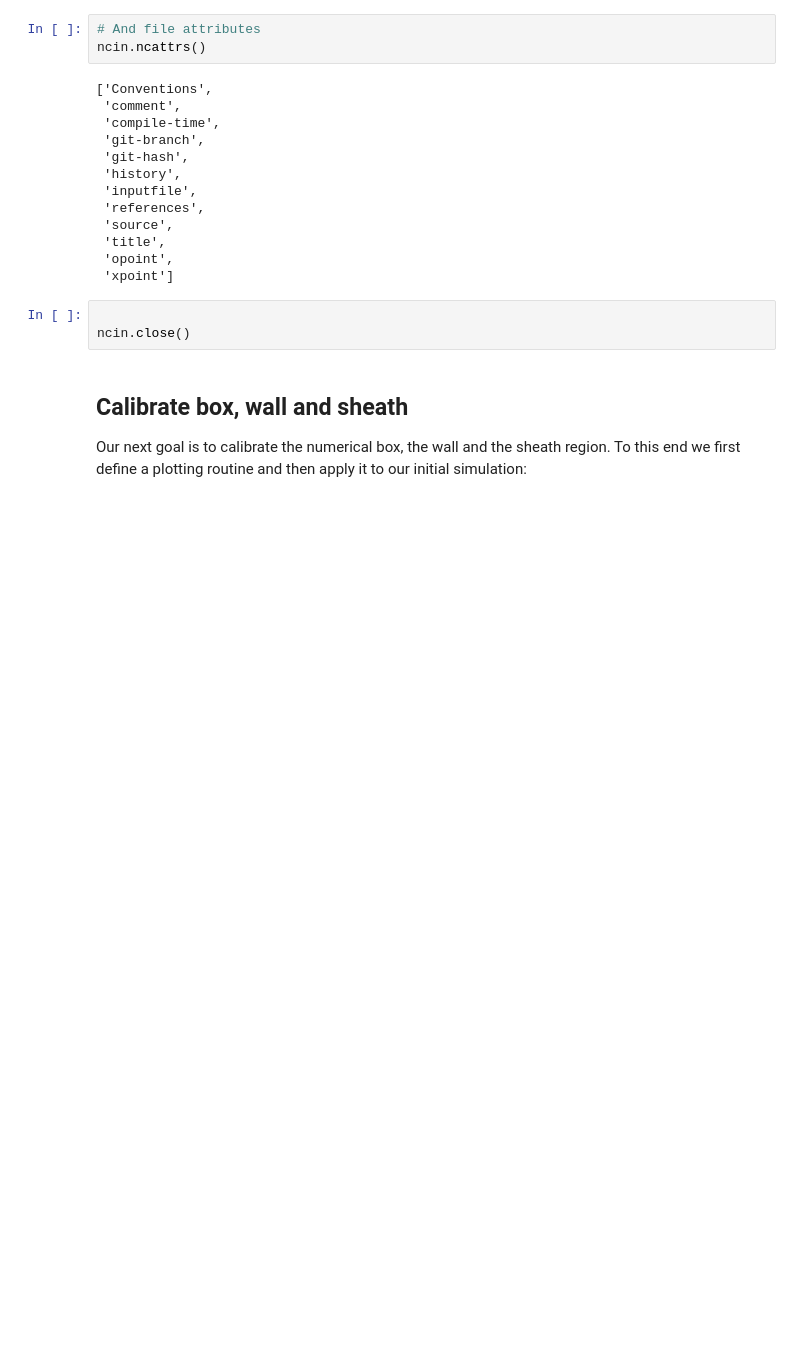
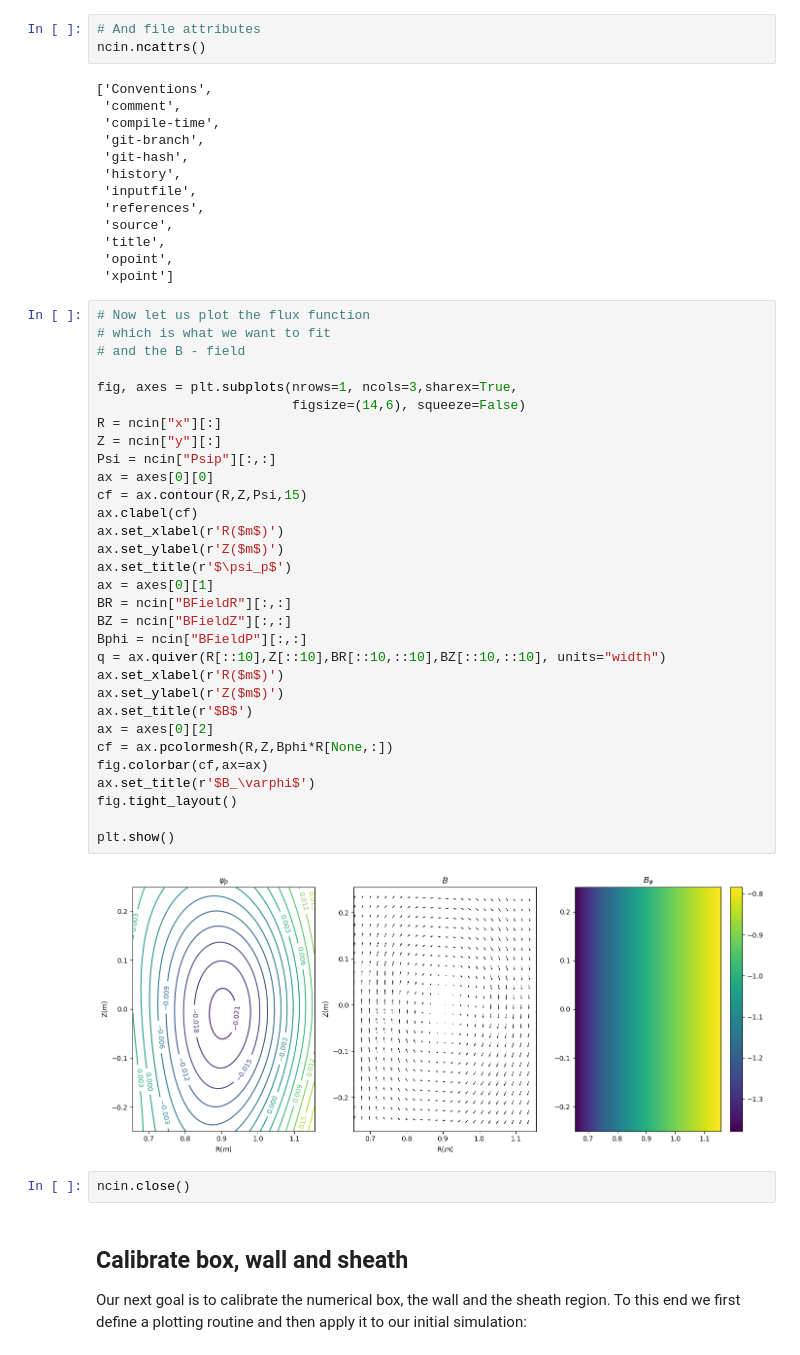
Before and after one commit to feltor-dev/magneticfielddb, a Jupyter notebook: geometry_diag.ipynb, the cells around one changed output. Saved outputs shown, nothing was run; the diff lists cells and outputs as text; blank space fills up the shorter version.

```diff
--- a/geometry_diag.ipynb
+++ b/geometry_diag.ipynb
@@ -135,8 +140,40 @@ ncin.ncattrs()
  'title',
  'opoint',
  'xpoint']
+# %%
+# Now let us plot the flux function
+# which is what we want to fit
+# and the B - field
+
+fig, axes = plt.subplots(nrows=1, ncols=3,sharex=True,
+                         figsize=(14,6), squeeze=False)
+R = ncin["x"][:]
+Z = ncin["y"][:]
+Psi = ncin["Psip"][:,:]
+ax = axes[0][0]
+cf = ax.contour(R,Z,Psi,15)
+ax.clabel(cf)
+ax.set_xlabel(r'R($m$)')
+ax.set_ylabel(r'Z($m$)')
+ax.set_title(r'$\psi_p$')
+ax = axes[0][1]
+BR = ncin["BFieldR"][:,:]
+BZ = ncin["BFieldZ"][:,:]
+Bphi = ncin["BFieldP"][:,:]
+q = ax.quiver(R[::10],Z[::10],BR[::10,::10],BZ[::10,::10], units="width")
+ax.set_xlabel(r'R($m$)')
+ax.set_ylabel(r'Z($m$)')
+ax.set_title(r'$B$')
+ax = axes[0][2]
+cf = ax.pcolormesh(R,Z,Bphi*R[None,:])
+fig.colorbar(cf,ax=ax)
+ax.set_title(r'$B_\varphi$')
+fig.tight_layout()
+
+plt.show()
+# %% [output]
+[figure, added]
 # %%
-
 ncin.close()
 # %% [markdown]
 ## Calibrate box,  wall and sheath
```
Also changed, not shown: parts of 7 cells of this notebook.
